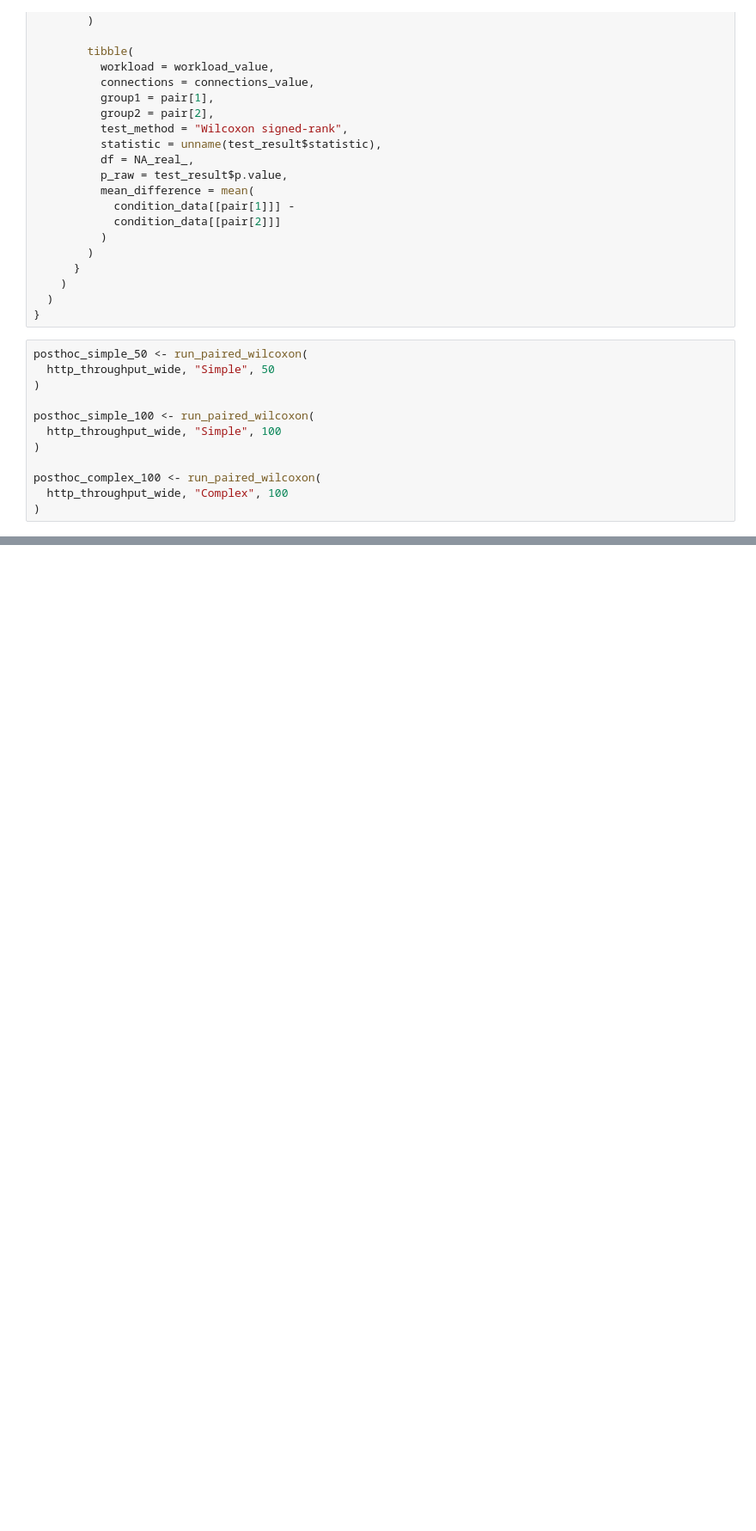
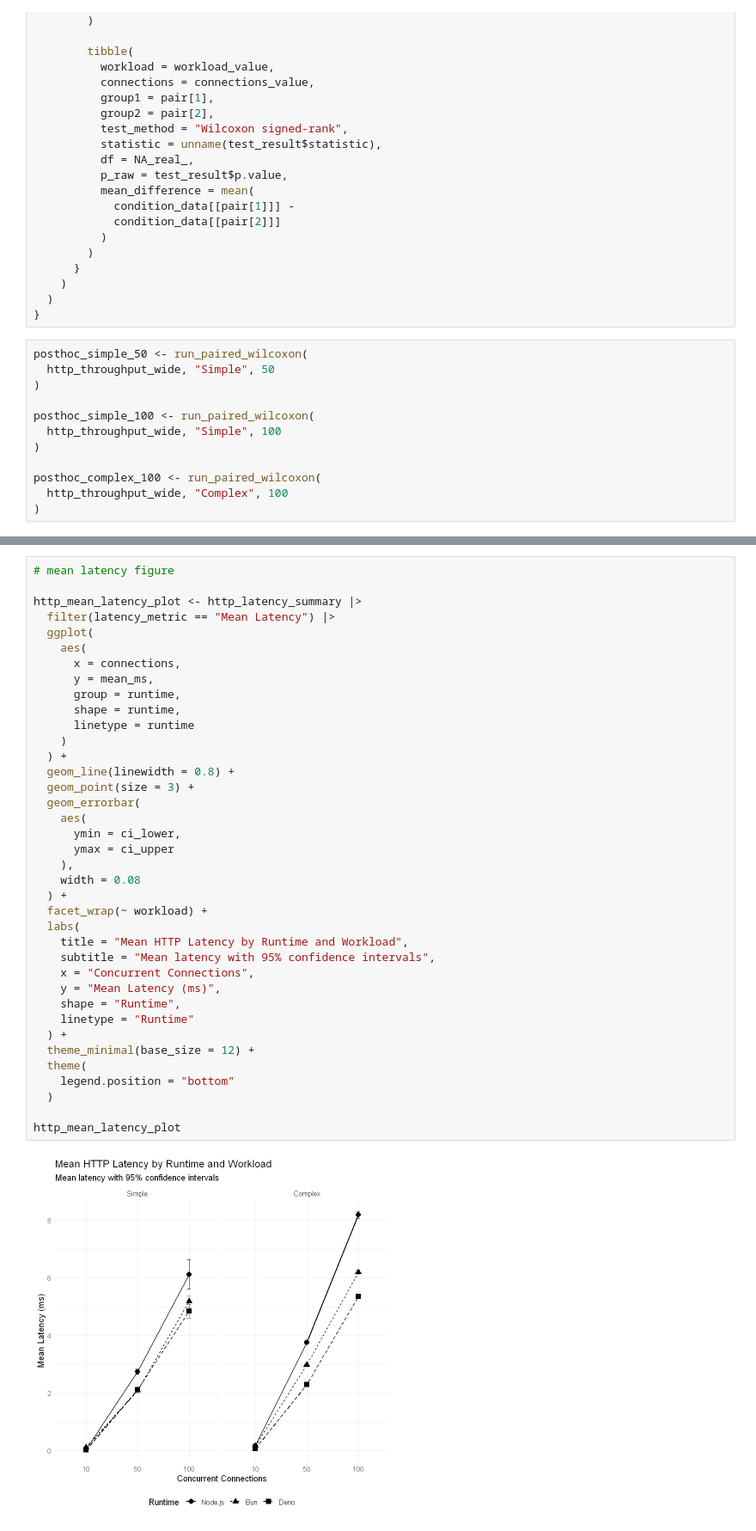
Before and after one commit to JosephFolorunsho/javascript-runtime-performance-study, a Jupyter notebook: notebooks/05_final_statistical_analysis.ipynb, the cells around one changed output, grey strips where cells are left out. Shown at 86% size. Saved outputs shown, nothing was run; the diff lists cells and outputs as text; blank space fills up the shorter version.

Commit message:
http latency analysis done

```diff
--- a/notebooks/05_final_statistical_analysis.ipynb
+++ b/notebooks/05_final_statistical_analysis.ipynb
@@ -1494,0 +2088,40 @@ A tibble: 18 × 11
+# %%
+# mean latency figure
+
+http_mean_latency_plot <- http_latency_summary |>
+  filter(latency_metric == "Mean Latency") |>
+  ggplot(
+    aes(
+      x = connections,
+      y = mean_ms,
+      group = runtime,
+      shape = runtime,
+      linetype = runtime
+    )
+  ) +
+  geom_line(linewidth = 0.8) +
+  geom_point(size = 3) +
+  geom_errorbar(
+    aes(
+      ymin = ci_lower,
+      ymax = ci_upper
+    ),
+    width = 0.08
+  ) +
+  facet_wrap(~ workload) +
+  labs(
+    title = "Mean HTTP Latency by Runtime and Workload",
+    subtitle = "Mean latency with 95% confidence intervals",
+    x = "Concurrent Connections",
+    y = "Mean Latency (ms)",
+    shape = "Runtime",
+    linetype = "Runtime"
+  ) +
+  theme_minimal(base_size = 12) +
+  theme(
+    legend.position = "bottom"
+  )
+
+http_mean_latency_plot
+# %% [output]
+[figure, added]
```
Also changed, not shown: parts of 62 cells of this notebook.
